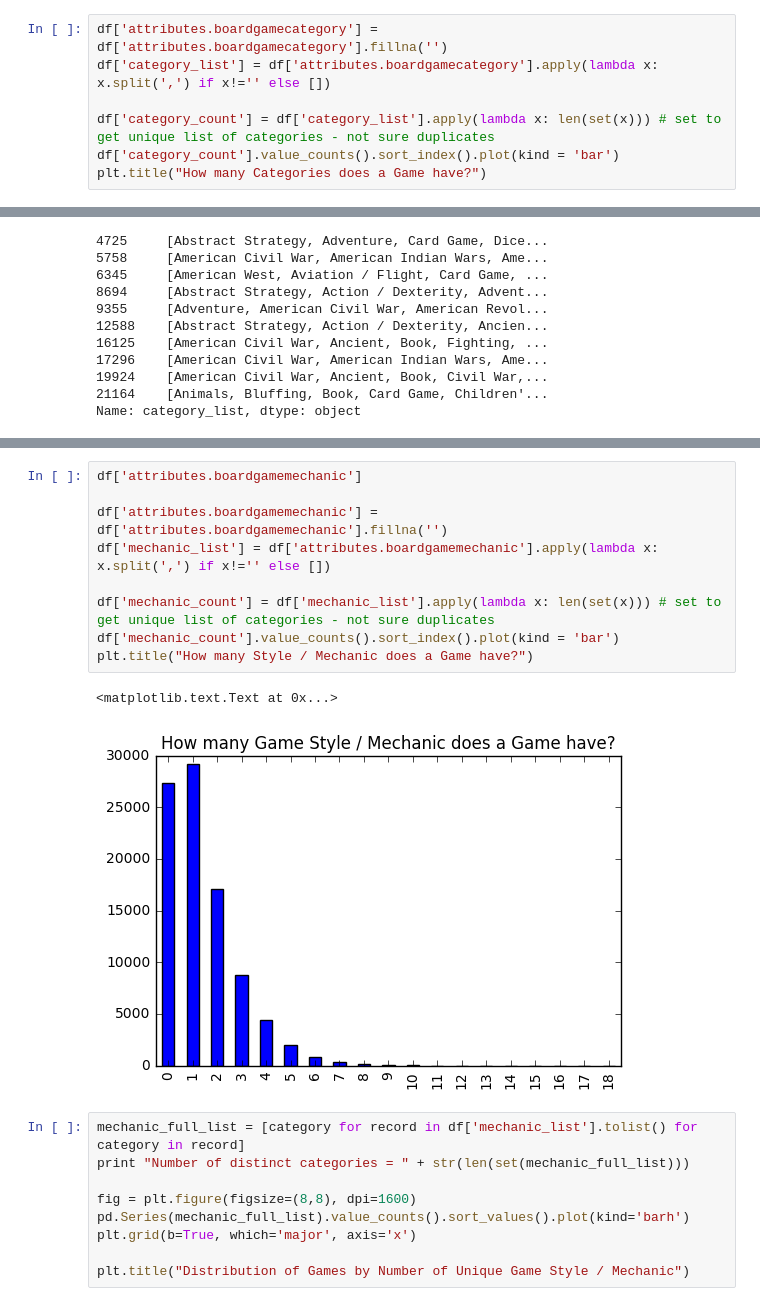
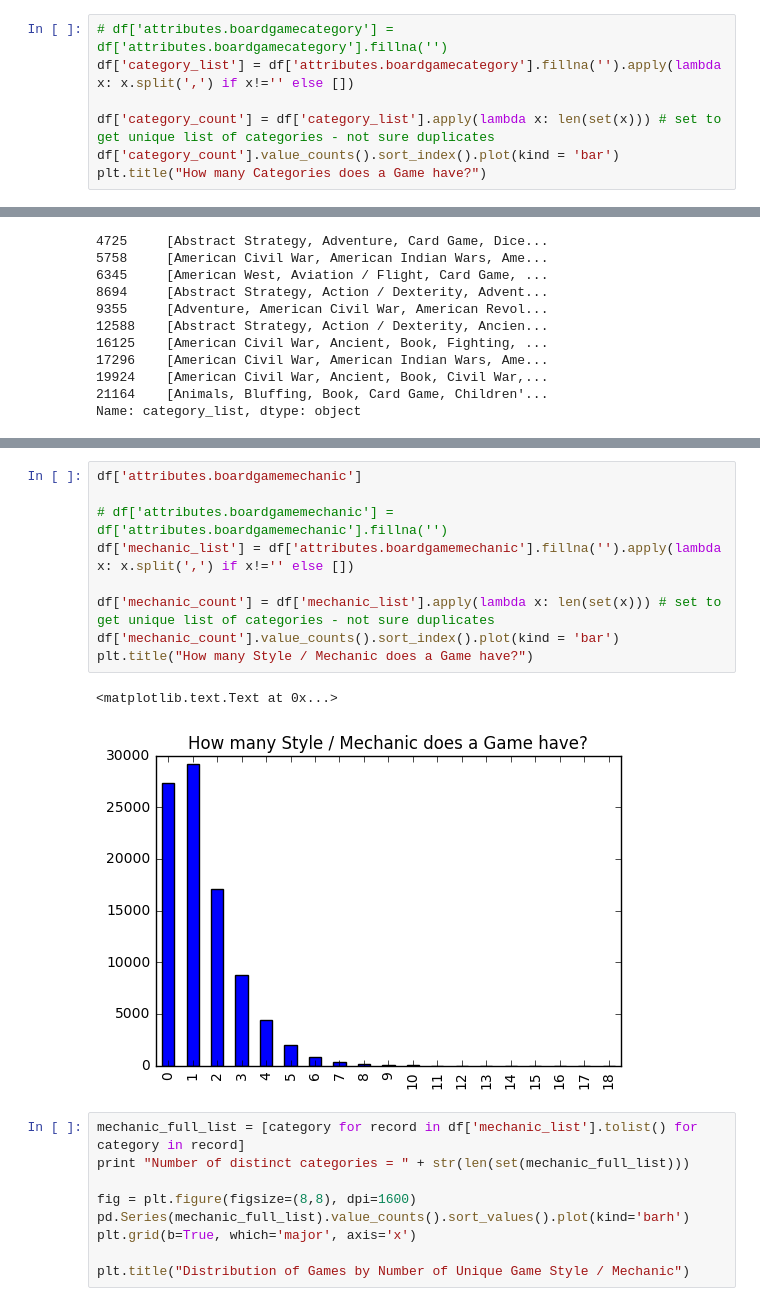
Before and after one commit to gaku-tobinobu/board_game, a Jupyter notebook: Similarity_BoardGames.ipynb, the cells around one changed output, grey strips where cells are left out. Saved outputs shown, nothing was run; the diff lists cells and outputs as text.

Commit message:
wip similarity for category and mechanic

```diff
--- a/Similarity_BoardGames.ipynb
+++ b/Similarity_BoardGames.ipynb
@@ -83,8 +87,8 @@ False    75297
 True     15031
 Name: attributes.boardgamecategory, dtype: int64
 # %%
-df['attributes.boardgamecategory'] = df['attributes.boardgamecategory'].fillna('')
-df['category_list'] = df['attributes.boardgamecategory'].apply(lambda x: x.split(',') if x!='' else [])
+# df['attributes.boardgamecategory'] = df['attributes.boardgamecategory'].fillna('')
+df['category_list'] = df['attributes.boardgamecategory'].fillna('').apply(lambda x: x.split(',') if x!='' else [])
 
 df['category_count'] = df['category_list'].apply(lambda x: len(set(x))) # set to get unique list of categories - not sure duplicates
 df['category_count'].value_counts().sort_index().plot(kind = 'bar')
@@ -123,15 +127,15 @@ Number of distinct categories = 84
 # %%
 df['attributes.boardgamemechanic']
 
-df['attributes.boardgamemechanic'] = df['attributes.boardgamemechanic'].fillna('')
-df['mechanic_list'] = df['attributes.boardgamemechanic'].apply(lambda x: x.split(',') if x!='' else [])
+# df['attributes.boardgamemechanic'] = df['attributes.boardgamemechanic'].fillna('')
+df['mechanic_list'] = df['attributes.boardgamemechanic'].fillna('').apply(lambda x: x.split(',') if x!='' else [])
 
 df['mechanic_count'] = df['mechanic_list'].apply(lambda x: len(set(x))) # set to get unique list of categories - not sure duplicates
 df['mechanic_count'].value_counts().sort_index().plot(kind = 'bar')
 plt.title("How many Style / Mechanic does a Game have?")
 # %% [output]
 <matplotlib.text.Text at 0x...>
-[figure, old version]
+[figure, new version]
 # %%
 mechanic_full_list = [category for record in df['mechanic_list'].tolist() for category in record]
 print "Number of distinct categories = " + str(len(set(mechanic_full_list)))
```
Also changed, not shown: parts of 15 cells of this notebook.
